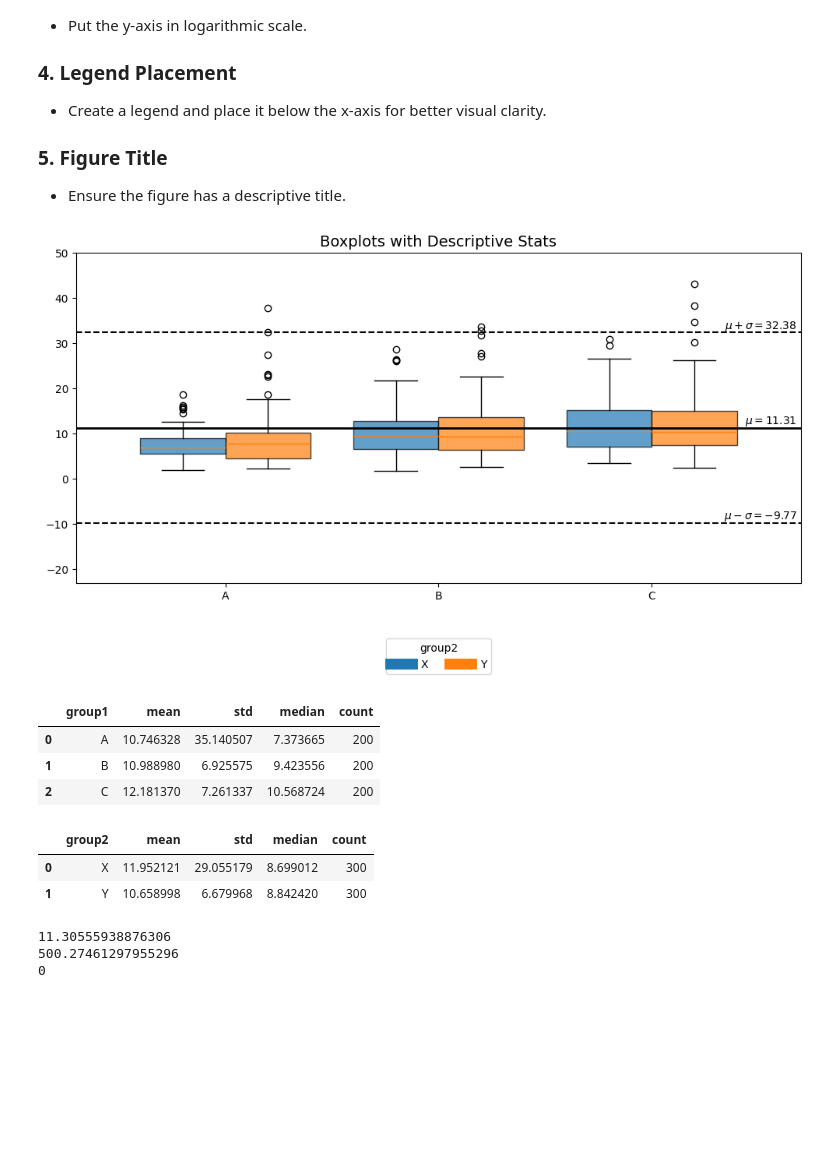
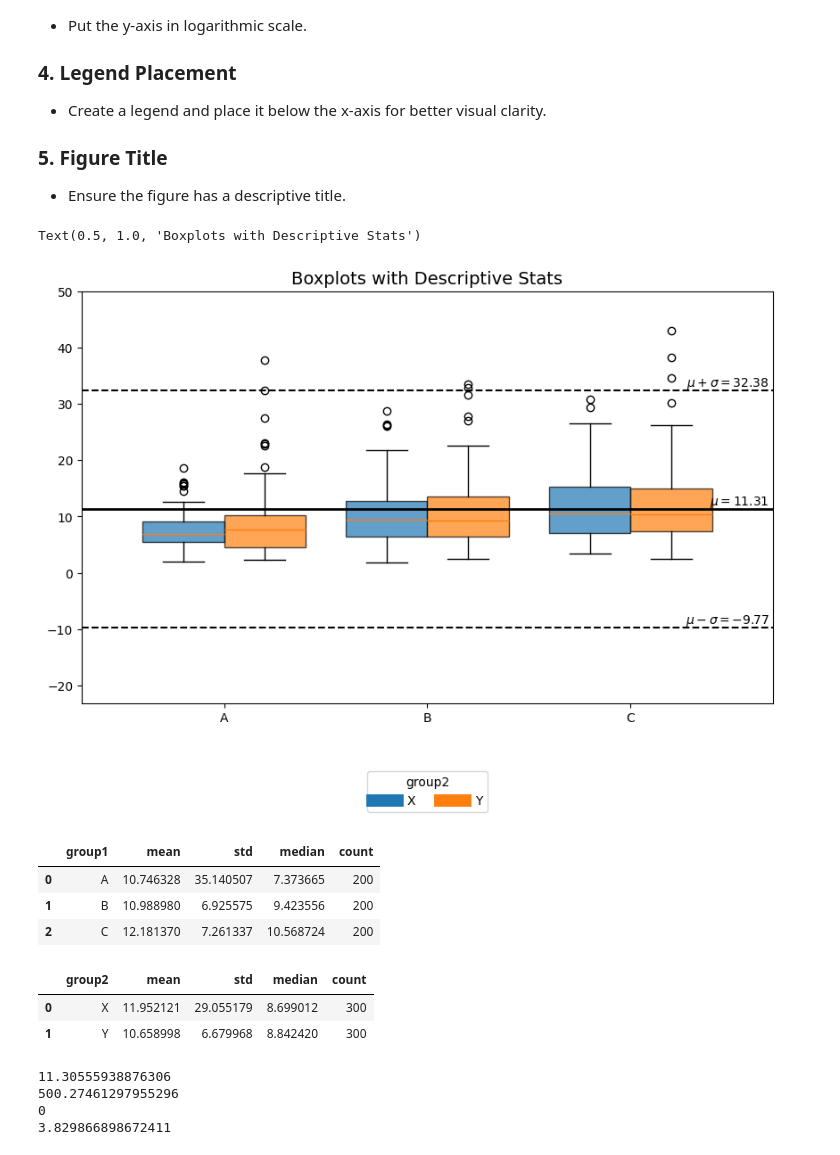
Before and after one commit to Calliope24601/python-for-data-science, a Jupyter notebook: assignment5.ipynb, the cells around one changed output. Cells and saved outputs as stored; diff of their text form; code cells hidden in the pictures; blank space fills up the shorter version.

```diff
--- a/assignment5.ipynb
+++ b/assignment5.ipynb
@@ -584,6 +584,12 @@ Disclaimer: Due to the nature of the data (a single outlier with very large valu
 ### 5. Figure Title
 - Ensure the figure has a descriptive title.
 # %%
+#první část kódu
+#nelog škála + tři vyznačené osy
+#tady se nic nezměnilo
+
+
+
 import pandas as pd
 import numpy as np
 import matplotlib.pyplot as plt
@@ -655,36 +661,40 @@ ax.axhline(prum - odch, color="black", linestyle="--", linewidth=1.5)
 #add labels
 ax.text(
     x=len(group1_levels) - 0.32,
     y=prum,
     s=rf"$\mu = {prum:.2f}$",
     va="bottom", ha="right", fontsize=10
 )
 
 ax.text(
     x=len(group1_levels) - 0.32,
     y=prum + odch,
     s=rf"$\mu + \sigma = {prum + odch:.2f}$",
     va="bottom", ha="right", fontsize=10
 )
 
 ax.text(
     x=len(group1_levels) - 0.32,
     y=prum - odch,
     s=rf"$\mu - \sigma = {prum - odch:.2f}$",
     va="bottom", ha="right", fontsize=10
 )
 
 #ignore outlier
 max_value = df["value"].max()
+#df = df[df["value"] != max_value]
 ax.set_ylim(top=max_value * 0.1)
+
+#ax.set_yscale('log')
 
 
 ax.set_title("Boxplots with Descriptive Stats", fontsize=14)
 
-plt.tight_layout()
-plt.show()
+#plt.tight_layout()
+#plt.show()
 # %% [output]
+Text(0.5, 1.0, 'Boxplots with Descriptive Stats')
-[figure, old version]
+[figure, new version]
 # %%
 #1  average + deviation
 
@@ -700,6 +710,12 @@ print(df["value"].max()) #fuj outlier
 print((df["value"]==0).sum()) #jestli mi to něco bude kazit
 
 
+df2 = df[df["value"] != max_value]
+
+prum2 = df2["value"].mean()
+odch2 = df2["value"].std()
+
+print(prum2 - odch2)
 #add lines and so on - I will be making the adjustments in the cell above
 # %% [output]
 |  | group1 | mean | std | median | count |
@@ -712,4 +728,5 @@ print((df["value"]==0).sum()) #jestli mi to něco bude kazit
 11.30555938876306
 500.27461297955296
 0
+3.829866898672411
 # %%
```
Also changed, not shown: parts of 1 cell of this notebook.
